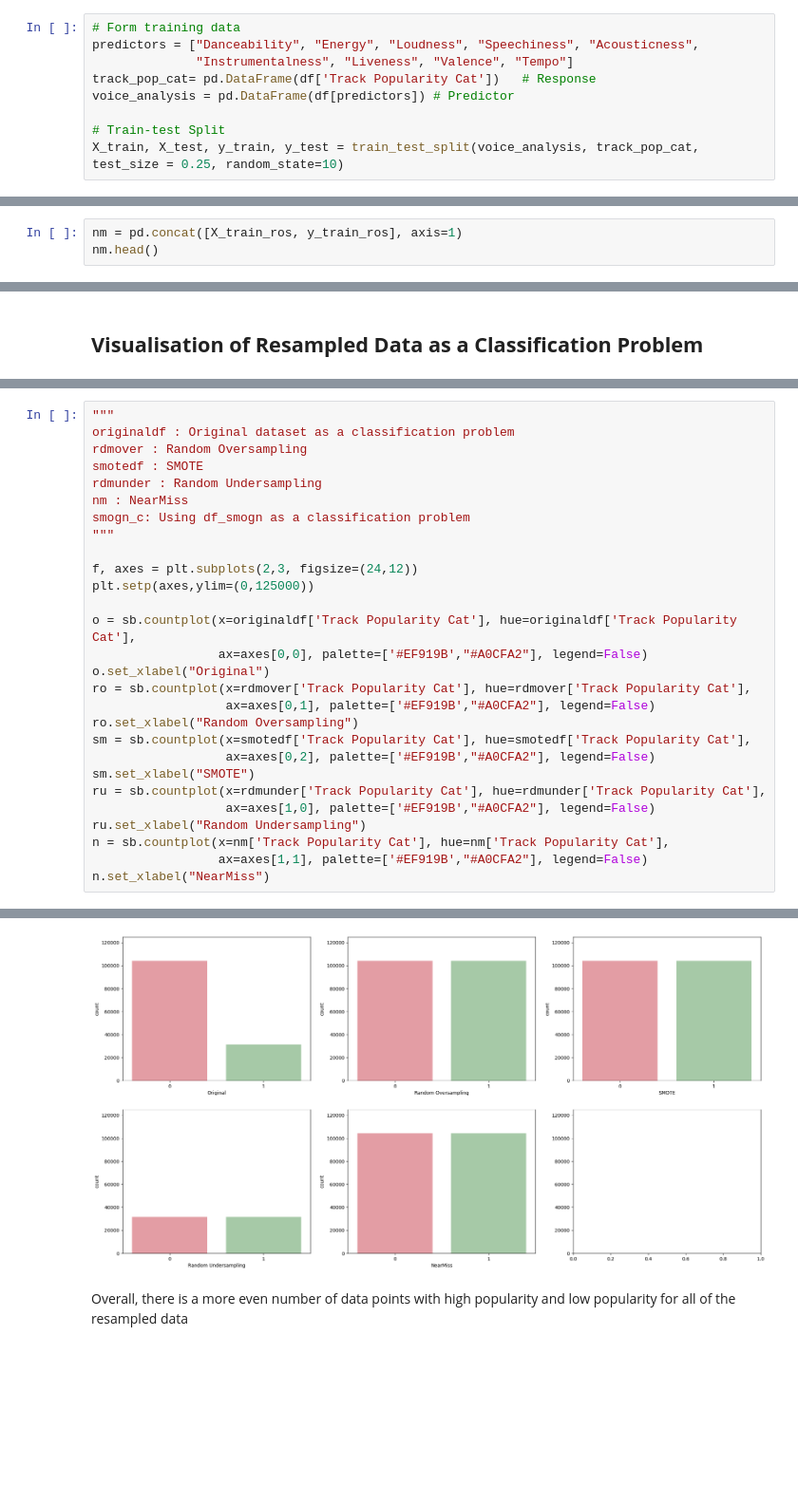
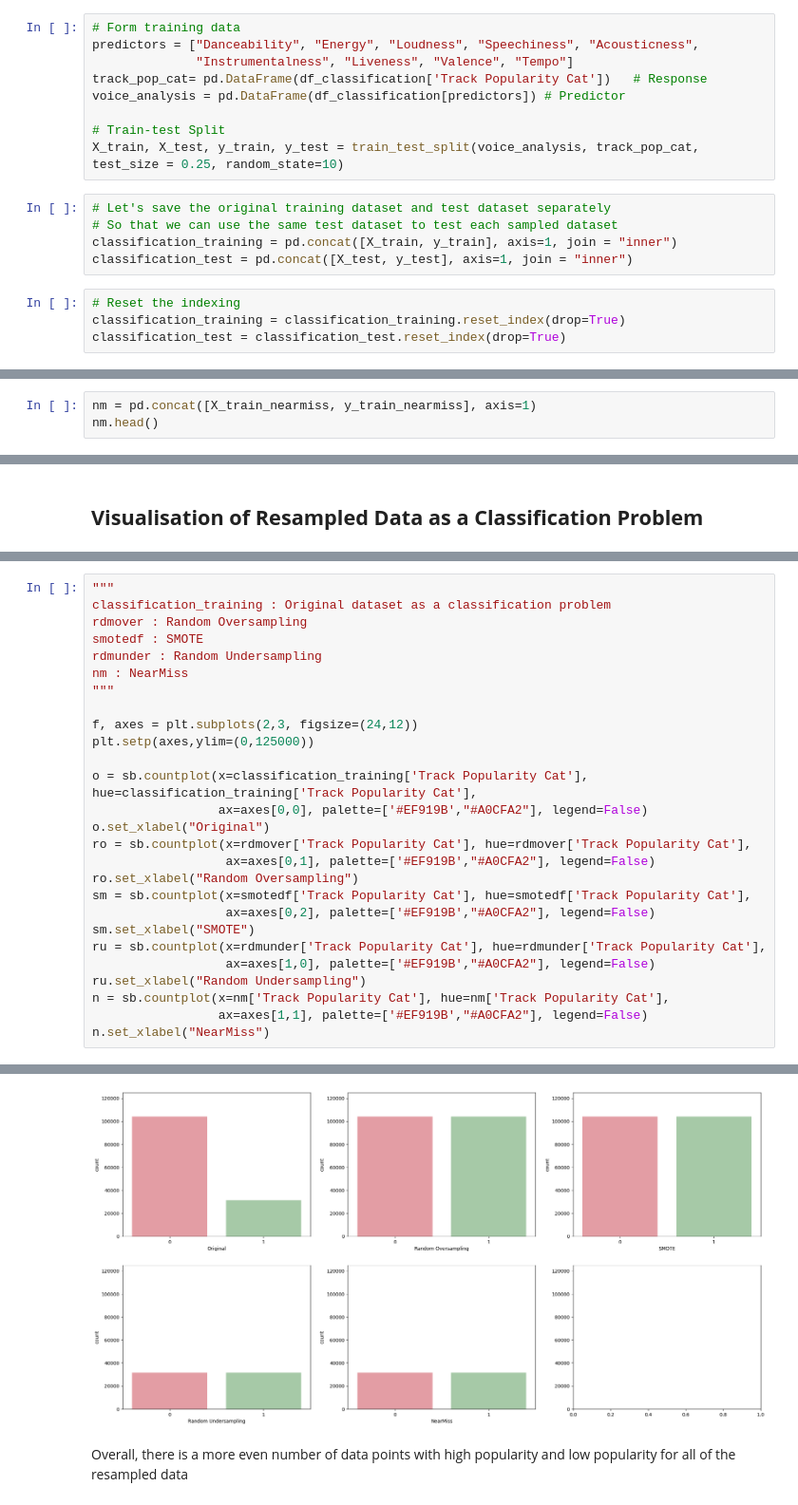
Before and after one commit to justkk4/dsai-spotipy-project, a Jupyter notebook: data-resampling.ipynb, the cells around one changed output, grey strips where cells are left out. Shown at 95% size. Saved outputs shown, nothing was run; the diff lists cells and outputs as text; blank space fills up the shorter version.

```diff
--- a/data-resampling.ipynb
+++ b/data-resampling.ipynb
@@ -249,8 +279,17 @@ Let's try to balance out the ratio between not-popular and popular tracks using
 # Form training data
 predictors = ["Danceability", "Energy", "Loudness", "Speechiness", "Acousticness",
               "Instrumentalness", "Liveness", "Valence", "Tempo"]
-track_pop_cat= pd.DataFrame(df['Track Popularity Cat'])   # Response
-voice_analysis = pd.DataFrame(df[predictors]) # Predictor
+track_pop_cat= pd.DataFrame(df_classification['Track Popularity Cat'])   # Response
+voice_analysis = pd.DataFrame(df_classification[predictors]) # Predictor
 
 # Train-test Split
 X_train, X_test, y_train, y_test = train_test_split(voice_analysis, track_pop_cat, test_size = 0.25, random_state=10)
+# %%
+# Let's save the original training dataset and test dataset separately
+# So that we can use the same test dataset to test each sampled dataset
+classification_training = pd.concat([X_train, y_train], axis=1, join = "inner")
+classification_test = pd.concat([X_test, y_test], axis=1, join = "inner")
+# %%
+# Reset the indexing
+classification_training = classification_training.reset_index(drop=True)
+classification_test = classification_test.reset_index(drop=True)
@@ -355,5 +408,5 @@ Not-popular vs popular tracks in the training dataset
 # %%
-nm = pd.concat([X_train_ros, y_train_ros], axis=1)
+nm = pd.concat([X_train_nearmiss, y_train_nearmiss], axis=1)
 nm.head()
 # %% [output]
 |  | Danceability | Energy | Loudness | Speechiness | Acousticness | Instrumentalness | Liveness | Valence | ... |
@@ -385,33 +425,32 @@ originaldf = pd.concat([X_train_og, y_train_og], axis=1)
 # %%
 """
-originaldf : Original dataset as a classification problem
+classification_training : Original dataset as a classification problem
 rdmover : Random Oversampling
 smotedf : SMOTE
 rdmunder : Random Undersampling
 nm : NearMiss
-smogn_c: Using df_smogn as a classification problem
 """
 
 f, axes = plt.subplots(2,3, figsize=(24,12))
 plt.setp(axes,ylim=(0,125000))
 
-o = sb.countplot(x=originaldf['Track Popularity Cat'], hue=originaldf['Track Popularity Cat'],
+o = sb.countplot(x=classification_training['Track Popularity Cat'], hue=classification_training['Track Popularity Cat'],
                  ax=axes[0,0], palette=['#EF919B',"#A0CFA2"], legend=False)
 o.set_xlabel("Original")
 ro = sb.countplot(x=rdmover['Track Popularity Cat'], hue=rdmover['Track Popularity Cat'],
                   ax=axes[0,1], palette=['#EF919B',"#A0CFA2"], legend=False)
 ro.set_xlabel("Random Oversampling")
 sm = sb.countplot(x=smotedf['Track Popularity Cat'], hue=smotedf['Track Popularity Cat'],
                   ax=axes[0,2], palette=['#EF919B',"#A0CFA2"], legend=False)
 sm.set_xlabel("SMOTE")
 ru = sb.countplot(x=rdmunder['Track Popularity Cat'], hue=rdmunder['Track Popularity Cat'],
                   ax=axes[1,0], palette=['#EF919B',"#A0CFA2"], legend=False)
 ru.set_xlabel("Random Undersampling")
 n = sb.countplot(x=nm['Track Popularity Cat'], hue=nm['Track Popularity Cat'],
                  ax=axes[1,1], palette=['#EF919B',"#A0CFA2"], legend=False)
 n.set_xlabel("NearMiss")
 # %% [output]
 Text(0.5, 0, 'NearMiss')
-[figure, old version]
+[figure, new version]
 # %% [markdown]
 Overall, there is a more even number of data points with high popularity and low popularity for all of the resampled data
```
Also changed, not shown: parts of 28 cells of this notebook, 24 other files.
